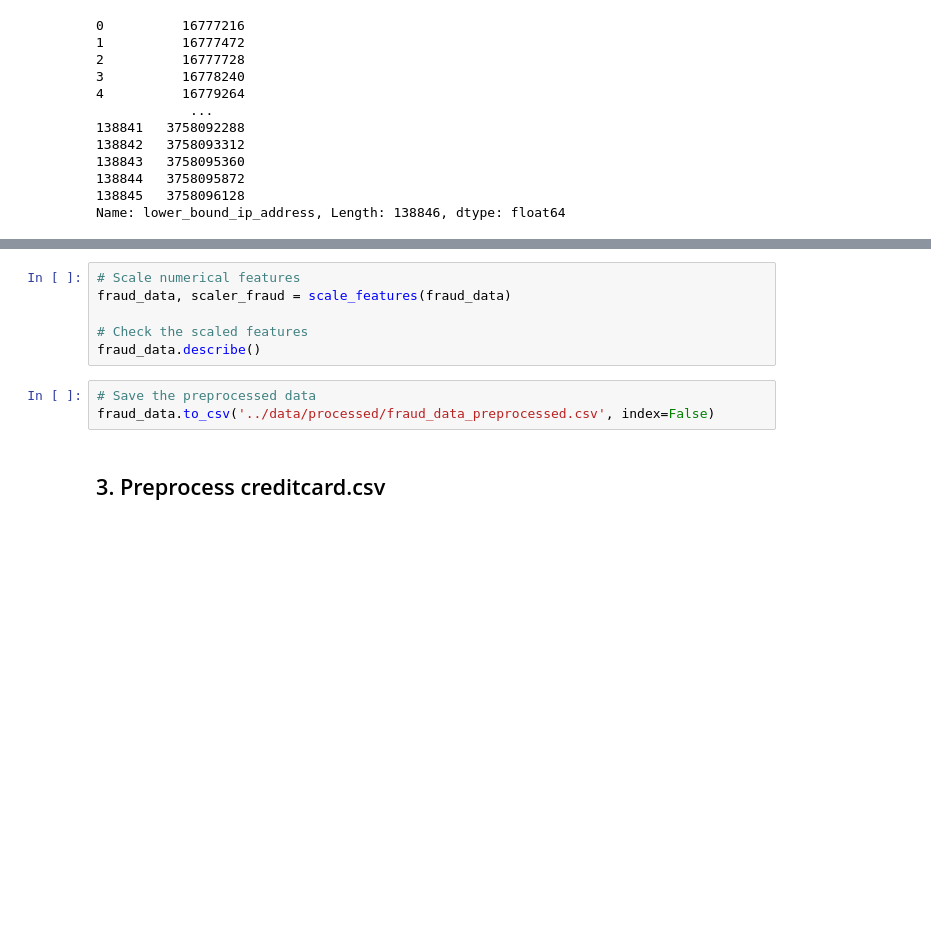
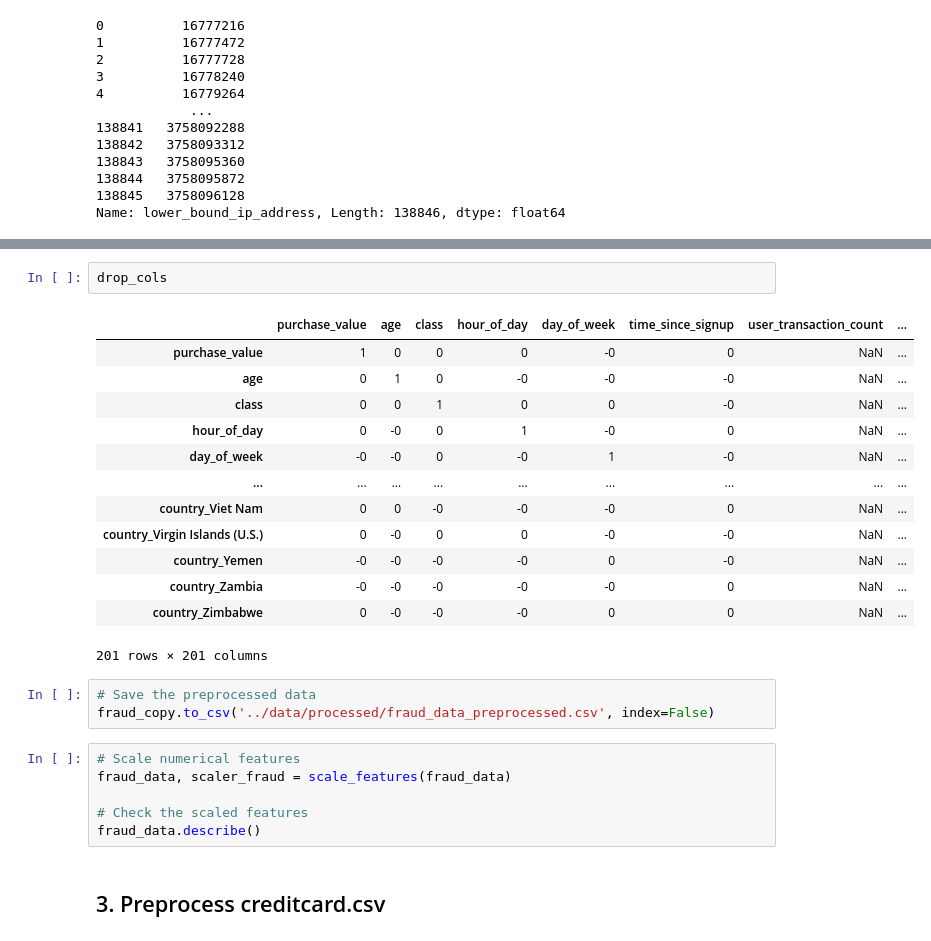
Before and after one commit to Jonepeter/fraud-detection, a Jupyter notebook: notebooks/2_Preprocessing.ipynb, the cells around one changed output, grey strips where cells are left out. Drawn from its saved outputs; the diff is of its cells as text; blank space fills up the shorter version.

```diff
--- a/notebooks/2_Preprocessing.ipynb
+++ b/notebooks/2_Preprocessing.ipynb
@@ -202,12 +317,28 @@ fraud_data.head()
+# %%
+drop_cols
+# %% [output]
+|  | purchase_value | age | class | hour_of_day | day_of_week | time_since_signup | user_transaction_count | ... |
+| purchase_value | 1 | 0 | 0 | 0 | -0 | 0 | NaN | ... |
+| age | 0 | 1 | 0 | -0 | -0 | -0 | NaN | ... |
+| class | 0 | 0 | 1 | 0 | 0 | -0 | NaN | ... |
+| hour_of_day | 0 | -0 | 0 | 1 | -0 | 0 | NaN | ... |
+| day_of_week | -0 | -0 | 0 | -0 | 1 | -0 | NaN | ... |
+| ... | ... | ... | ... | ... | ... | ... | ... | ... |
+| country_Viet Nam | 0 | 0 | -0 | -0 | -0 | 0 | NaN | ... |
+| country_Virgin Islands (U.S.) | 0 | -0 | 0 | 0 | -0 | -0 | NaN | ... |
+| country_Yemen | -0 | -0 | -0 | -0 | 0 | -0 | NaN | ... |
+| country_Zambia | -0 | -0 | -0 | -0 | -0 | 0 | NaN | ... |
+| country_Zimbabwe | 0 | -0 | -0 | -0 | 0 | 0 | NaN | ... |
+201 rows × 201 columns
+# %%
+# Save the preprocessed data
+fraud_copy.to_csv('../data/processed/fraud_data_preprocessed.csv', index=False)
 # %%
 # Scale numerical features
 fraud_data, scaler_fraud = scale_features(fraud_data)
 
 # Check the scaled features
 fraud_data.describe()
-# %%
-# Save the preprocessed data
-fraud_data.to_csv('../data/processed/fraud_data_preprocessed.csv', index=False)
 # %% [markdown]
 ## 3. Preprocess creditcard.csv
 # %%
```
Also changed, not shown: parts of 17 cells of this notebook.
